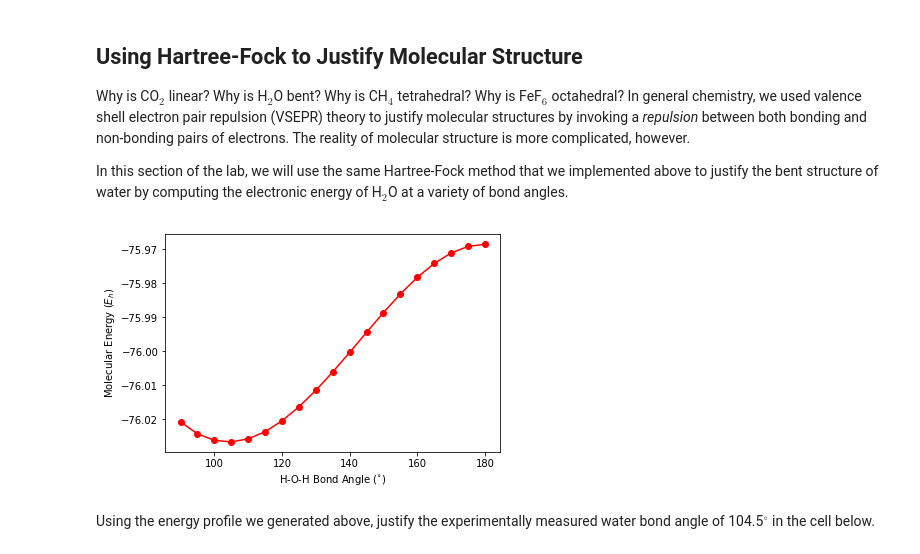
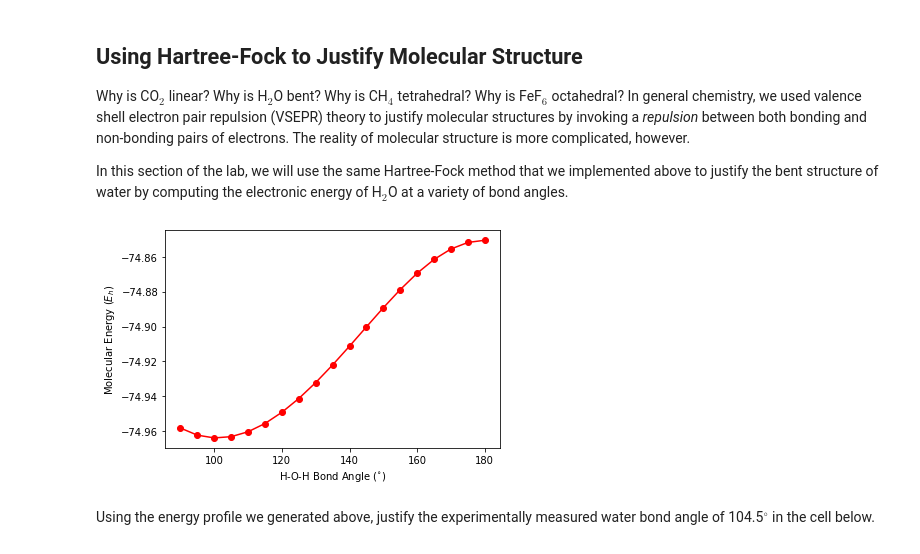
Before and after one commit to sgarrettroe/labs, a Jupyter notebook: HartreeFock/sgrlabHF.ipynb, the cells around one changed output. Cells and saved outputs as stored; diff of their text form; code cells hidden in the pictures.

```diff
--- a/HartreeFock/sgrlabHF.ipynb
+++ b/HartreeFock/sgrlabHF.ipynb
@@ -121,9 +121,13 @@ numpy_memory = 2 # No NumPy array can exceed 2 MB in size
 psi4.core.set_output_file('output.dat', False)
 
 # Set computation options
-psi4.set_options({'basis': 'cc-pvdz',
+#psi4.set_options({'basis': 'cc-pvdz',
+#                  'scf_type': 'pk',
+#                  'e_convergence': 1e-8})
+psi4.set_options({'basis': 'sto-3g',
                   'scf_type': 'pk',
                   'e_convergence': 1e-8})
+
 
 # ==> Define Molecule <==
 # Define our model of water -- we will distort the molecule later, which may require C1 symmetry
@@ -538,8 +622,12 @@ print('==> Starting SCF Iterations <==\n')
 # Begin Iterations
 for scf_iter in range(1, MAXITER + 1):
     # Build Fock matrix
-    J = np.einsum('pqrs,rs->pq', I, D)
-    K = np.einsum('prqs,rs->pq', I, D)
+    #J = np.einsum('pqrs,rs->pq', I, D)
+    J = np.einsum('rs,pqrs->pq', D, I)
+    #K = np.einsum('prqs,rs->pq', I, D)#ok
+    #K = np.einsum('psrq,rs->pq', I, D)#ok
+    K = np.einsum('pqrs,rq->ps', I, D)#ok
+
     F = H + 2*J - K
 
     # Compute RHF energy; this use of einsum is matrix multiplication
@@ -634,17 +719,21 @@ for angle in range(90, 181, 5):
     # Make molecule
     mol = psi4.geometry(flexible_water.format(angle))
     # Call Psi4
-    e = psi4.energy('scf/cc-pvdz', molecule=mol)
+    #e = psi4.energy('scf/cc-pvdz', molecule=mol)
+    e = psi4.energy('scf/sto-3g', molecule=mol)
+
     # Save energy in dictionary
     scan[angle] = e
-
-# Visualize energy profile
-plt.plot(scan.keys(), scan.values(), 'ro-')
-plt.xlabel('H-O-H Bond Angle ($^{\circ}$)')
-plt.ylabel('Molecular Energy ($E_h$)')
-plt.show()
-# %% [output]
-[figure, removed]
+# %%
+# Visualize energy profile
+x = list(scan.keys())
+y = list(scan.values())
+plt.plot(x,y,'ro-')
+plt.xlabel('H-O-H Bond Angle ($^{\circ}$)')
+plt.ylabel('Molecular Energy ($E_h$)')
+plt.show()
+# %% [output]
+[figure, added]
 # %% [markdown]
 Using the energy profile we generated above, justify the experimentally measured water bond angle of 104.5$^{\circ}$ in the cell below.
 # %% [markdown]
```
Also changed, not shown: parts of 18 cells of this notebook.
